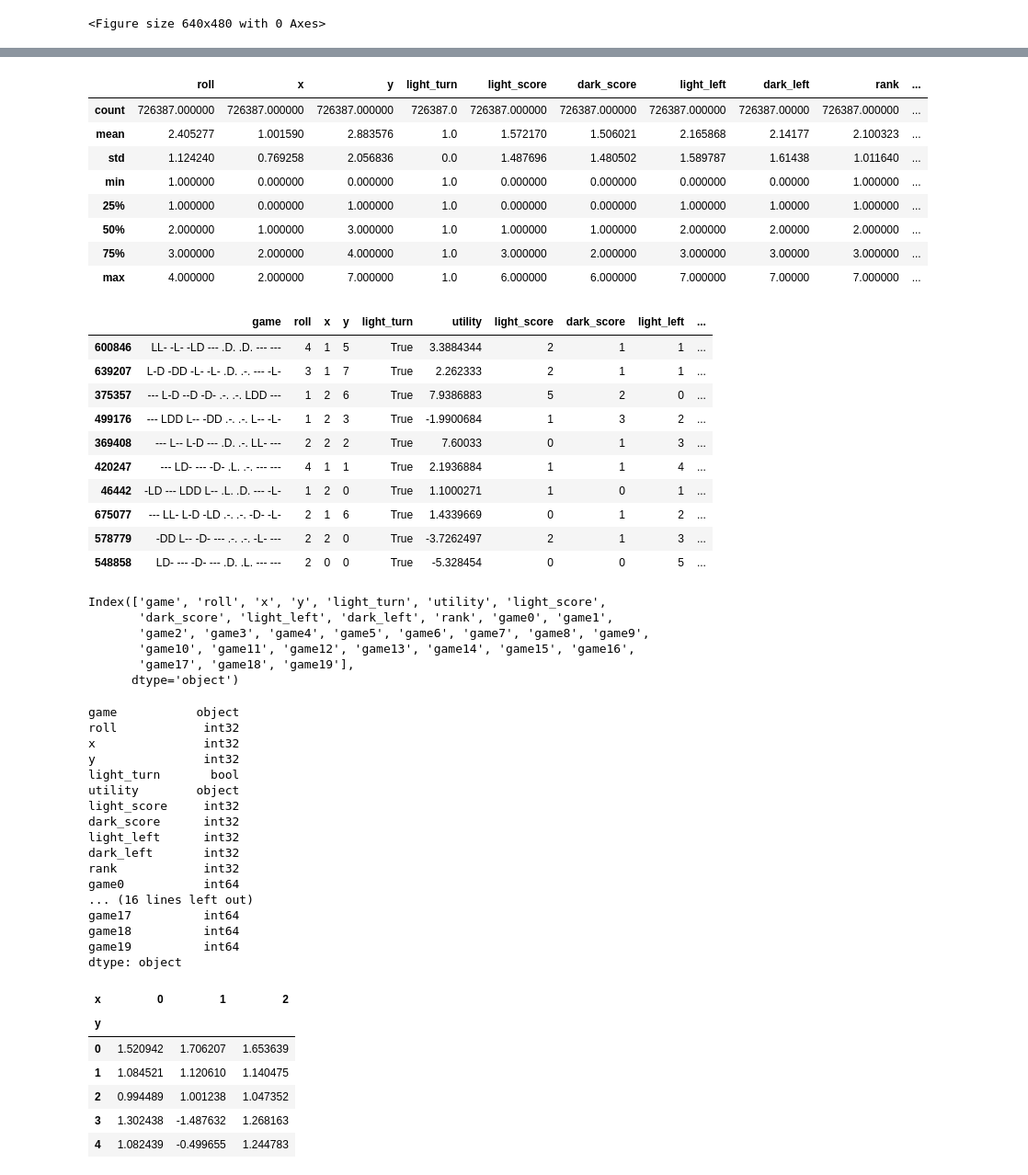
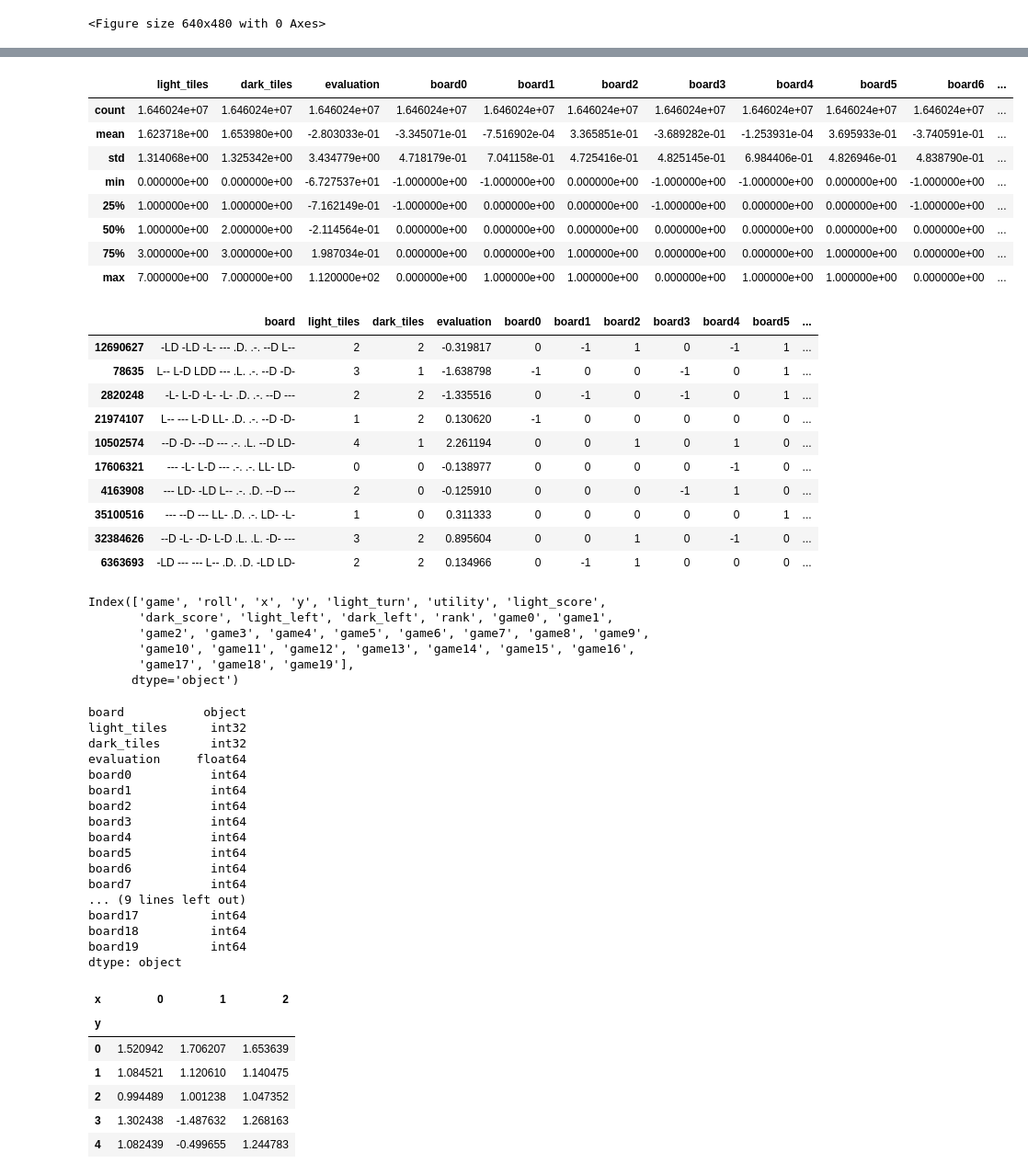
Before and after one commit to qwertyuu/python-ur-machine-learning, a Jupyter notebook: notebooks/dataset_viz.ipynb, the cells around one changed output, grey strips where cells are left out. Shown: that part at 92% size. Cells and saved outputs as stored; diff of their text form; code cells hidden in the pictures.

```diff
--- a/notebooks/dataset_viz.ipynb
+++ b/notebooks/dataset_viz.ipynb
@@ -2,7 +2,7 @@
 import pandas as pd
 import matplotlib.pyplot as plt
 plt.tight_layout()
-dataset = pd.read_parquet("../data/dataset_depth8_Sam_Raph_Sothatsit5.parquet")
+dataset = pd.read_parquet("../data/evaluation_dataset.parquet")
 # %% [output]
 <Figure size 640x480 with 0 Axes>
 # %%
@@ -29,31 +29,31 @@ array([[<AxesSubplot: title={'center': 'roll'}>,
 # %%
 pd.set_option('display.max_columns', None)
-dataset.astype({'light_turn': 'int32'}).describe()
+dataset.describe()
 # %% [output]
-|  | roll | x | y | light_turn | light_score | dark_score | light_left | dark_left | rank | ... |
-| count | 726387.000000 | 726387.000000 | 726387.000000 | 726387.0 | 726387.000000 | 726387.000000 | 726387.000000 | 726387.00000 | 726387.000000 | ... |
-| mean | 2.405277 | 1.001590 | 2.883576 | 1.0 | 1.572170 | 1.506021 | 2.165868 | 2.14177 | 2.100323 | ... |
-| std | 1.124240 | 0.769258 | 2.056836 | 0.0 | 1.487696 | 1.480502 | 1.589787 | 1.61438 | 1.011640 | ... |
-| min | 1.000000 | 0.000000 | 0.000000 | 1.0 | 0.000000 | 0.000000 | 0.000000 | 0.00000 | 1.000000 | ... |
-| 25% | 1.000000 | 0.000000 | 1.000000 | 1.0 | 0.000000 | 0.000000 | 1.000000 | 1.00000 | 1.000000 | ... |
-| 50% | 2.000000 | 1.000000 | 3.000000 | 1.0 | 1.000000 | 1.000000 | 2.000000 | 2.00000 | 2.000000 | ... |
-| 75% | 3.000000 | 2.000000 | 4.000000 | 1.0 | 3.000000 | 2.000000 | 3.000000 | 3.00000 | 3.000000 | ... |
-| max | 4.000000 | 2.000000 | 7.000000 | 1.0 | 6.000000 | 6.000000 | 7.000000 | 7.00000 | 7.000000 | ... |
+|  | light_tiles | dark_tiles | evaluation | board0 | board1 | board2 | board3 | board4 | board5 | board6 | ... |
+| count | 1.646024e+07 | 1.646024e+07 | 1.646024e+07 | 1.646024e+07 | 1.646024e+07 | 1.646024e+07 | 1.646024e+07 | 1.646024e+07 | 1.646024e+07 | 1.646024e+07 | ... |
+| mean | 1.623718e+00 | 1.653980e+00 | -2.803033e-01 | -3.345071e-01 | -7.516902e-04 | 3.365851e-01 | -3.689282e-01 | -1.253931e-04 | 3.695933e-01 | -3.740591e-01 | ... |
+| std | 1.314068e+00 | 1.325342e+00 | 3.434779e+00 | 4.718179e-01 | 7.041158e-01 | 4.725416e-01 | 4.825145e-01 | 6.984406e-01 | 4.826946e-01 | 4.838790e-01 | ... |
+| min | 0.000000e+00 | 0.000000e+00 | -6.727537e+01 | -1.000000e+00 | -1.000000e+00 | 0.000000e+00 | -1.000000e+00 | -1.000000e+00 | 0.000000e+00 | -1.000000e+00 | ... |
+| 25% | 1.000000e+00 | 1.000000e+00 | -7.162149e-01 | -1.000000e+00 | 0.000000e+00 | 0.000000e+00 | -1.000000e+00 | 0.000000e+00 | 0.000000e+00 | -1.000000e+00 | ... |
+| 50% | 1.000000e+00 | 2.000000e+00 | -2.114564e-01 | 0.000000e+00 | 0.000000e+00 | 0.000000e+00 | 0.000000e+00 | 0.000000e+00 | 0.000000e+00 | 0.000000e+00 | ... |
+| 75% | 3.000000e+00 | 3.000000e+00 | 1.987034e-01 | 0.000000e+00 | 0.000000e+00 | 1.000000e+00 | 0.000000e+00 | 0.000000e+00 | 1.000000e+00 | 0.000000e+00 | ... |
+| max | 7.000000e+00 | 7.000000e+00 | 1.120000e+02 | 0.000000e+00 | 1.000000e+00 | 1.000000e+00 | 0.000000e+00 | 1.000000e+00 | 1.000000e+00 | 0.000000e+00 | ... |
 # %%
 pd.set_option('display.max_columns', None)
 dataset.sample(n=10)
 # %% [output]
-|  | game | roll | x | y | light_turn | utility | light_score | dark_score | light_left | ... |
-| 600846 | LL- -L- -LD --- .D. .D. --- --- | 4 | 1 | 5 | True | 3.3884344 | 2 | 1 | 1 | ... |
-| 639207 | L-D -DD -L- -L- .D. .-. --- -L- | 3 | 1 | 7 | True | 2.262333 | 2 | 1 | 1 | ... |
-| 375357 | --- L-D --D -D- .-. .-. LDD --- | 1 | 2 | 6 | True | 7.9386883 | 5 | 2 | 0 | ... |
-| 499176 | --- LDD L-- -DD .-. .-. L-- -L- | 1 | 2 | 3 | True | -1.9900684 | 1 | 3 | 2 | ... |
-| 369408 | --- L-- L-D --- .D. .-. LL- --- | 2 | 2 | 2 | True | 7.60033 | 0 | 1 | 3 | ... |
-| 420247 | --- LD- --- -D- .L. .-. --- --- | 4 | 1 | 1 | True | 2.1936884 | 1 | 1 | 4 | ... |
-| 46442 | -LD --- LDD L-- .L. .D. --- -L- | 1 | 2 | 0 | True | 1.1000271 | 1 | 0 | 1 | ... |
-| 675077 | --- LL- L-D -LD .-. .-. -D- -L- | 2 | 1 | 6 | True | 1.4339669 | 0 | 1 | 2 | ... |
-| 578779 | -DD L-- -D- --- .-. .-. -L- --- | 2 | 2 | 0 | True | -3.7262497 | 2 | 1 | 3 | ... |
-| 548858 | LD- --- -D- --- .D. .L. --- --- | 2 | 0 | 0 | True | -5.328454 | 0 | 0 | 5 | ... |
+|  | board | light_tiles | dark_tiles | evaluation | board0 | board1 | board2 | board3 | board4 | board5 | ... |
+| 12690627 | -LD -LD -L- --- .D. .-. --D L-- | 2 | 2 | -0.319817 | 0 | -1 | 1 | 0 | -1 | 1 | ... |
+| 78635 | L-- L-D LDD --- .L. .-. --D -D- | 3 | 1 | -1.638798 | -1 | 0 | 0 | -1 | 0 | 1 | ... |
+| 2820248 | -L- L-D -L- -L- .D. .-. --D --- | 2 | 2 | -1.335516 | 0 | -1 | 0 | -1 | 0 | 1 | ... |
+| 21974107 | L-- --- L-D LL- .D. .-. --D -D- | 1 | 2 | 0.130620 | -1 | 0 | 0 | 0 | 0 | 0 | ... |
+| 10502574 | --D -D- --D --- .-. .L. --D LD- | 4 | 1 | 2.261194 | 0 | 0 | 1 | 0 | 1 | 0 | ... |
+| 17606321 | --- -L- L-D --- .-. .-. LL- LD- | 0 | 0 | -0.138977 | 0 | 0 | 0 | 0 | -1 | 0 | ... |
+| 4163908 | --- LD- -LD L-- .-. .D. --D --- | 2 | 0 | -0.125910 | 0 | 0 | 0 | -1 | 1 | 0 | ... |
+| 35100516 | --- --D --- LL- .D. .-. LD- -L- | 1 | 0 | 0.311333 | 0 | 0 | 0 | 0 | 0 | 1 | ... |
+| 32384626 | --D -L- -D- L-D .L. .L. -D- --- | 3 | 2 | 0.895604 | 0 | 0 | 1 | 0 | -1 | 0 | ... |
+| 6363693 | -LD --- --- L-- .D. .D. -LD LD- | 2 | 2 | 0.134966 | 0 | -1 | 1 | 0 | 0 | 0 | ... |
 # %%
 dataset.columns
 # %% [output]
@@ -66,22 +66,22 @@ Index(['game', 'roll', 'x', 'y', 'light_turn', 'utility', 'light_score',
 # %%
 dataset.dtypes
 # %% [output]
-game           object
-roll            int32
-x               int32
-y               int32
-light_turn       bool
-utility        object
-light_score     int32
-dark_score      int32
-light_left      int32
-dark_left       int32
-rank            int32
-game0           int64
-... (16 lines left out)
-game17          int64
-game18          int64
-game19          int64
+board           object
+light_tiles      int32
+dark_tiles       int32
+evaluation     float64
+board0           int64
+board1           int64
+board2           int64
+board3           int64
+board4           int64
+board5           int64
+board6           int64
+board7           int64
+... (9 lines left out)
+board17          int64
+board18          int64
+board19          int64
 dtype: object
 # %%
 df_all_rolls = dataset.pivot_table(values='utility', index='y', columns='x')
```
Also changed, not shown: parts of 2 cells of this notebook, 3 other files.
